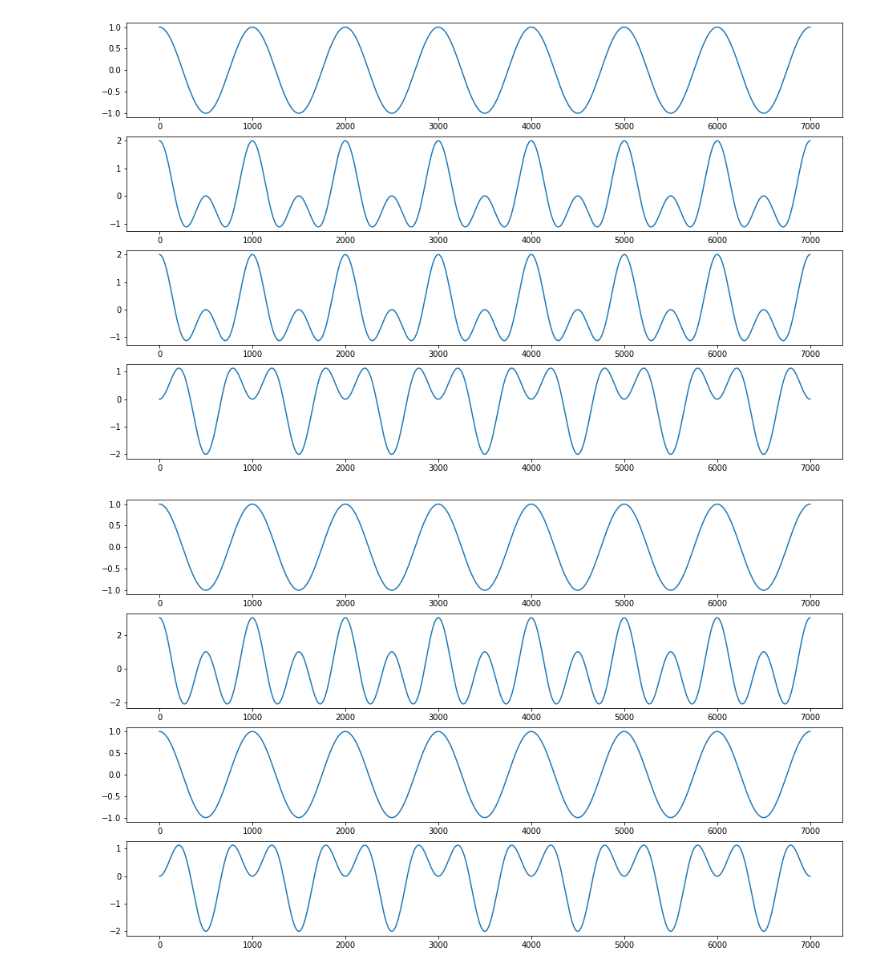
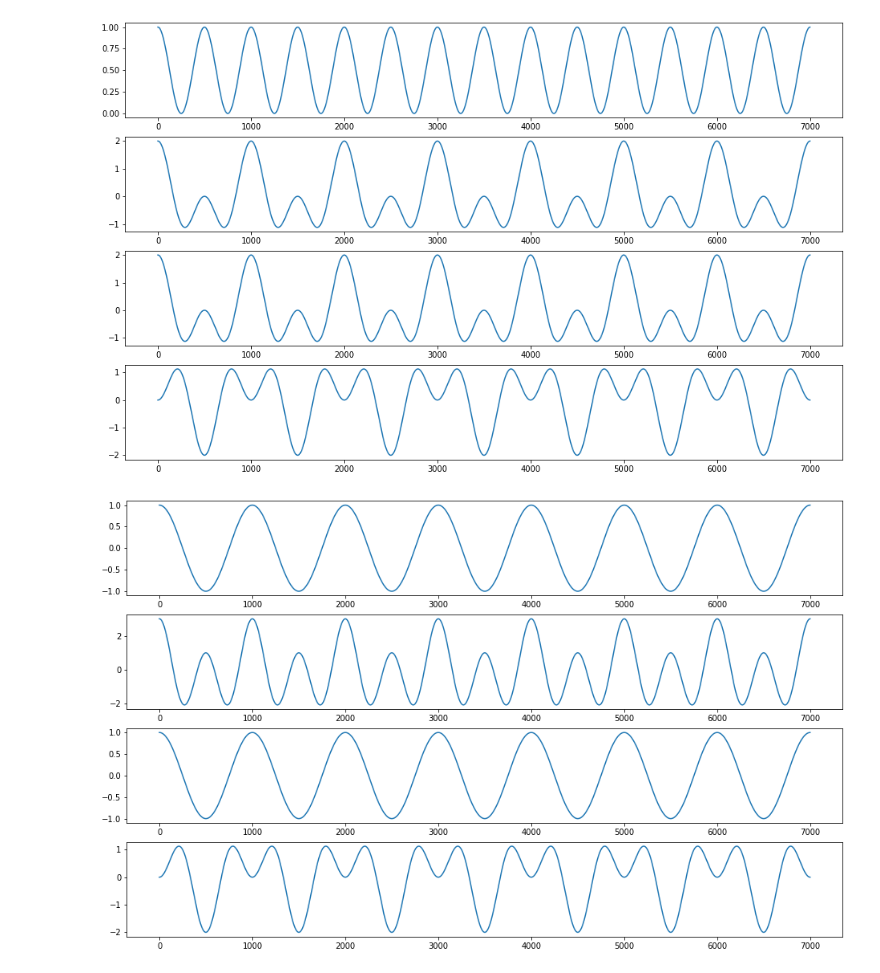
Before and after one commit to LauraRichter/examples, a Jupyter notebook: medium_notebook.ipynb, the cells around one changed output. Saved outputs shown, nothing was run; the diff lists cells and outputs as text; code cells hidden in the pictures.

```diff
--- a/medium_notebook.ipynb
+++ b/medium_notebook.ipynb
@@ -9,12 +9,12 @@ y3 = np.cos(2*np.pi*(x + 500)/500)
 y4 = np.cos(2*np.pi*(x + 250)/500)
 # %%
 fig, ax = plt.subplots(4, 1, figsize=(16,10))
-ax[0].plot(x, y1)
+ax[0].plot(x, y1**2)
 ax[1].plot(x, y1 + y2)
 ax[2].plot(x, y1 + y3)
 ax[3].plot(x, y1 + y4);
 # %% [output]
-[figure, old version]
+[figure, new version]
 # %%
 fig, ax = plt.subplots(4, 1, figsize=(16,10))
 ax[0].plot(x, y1)
```
Also changed, not shown: parts of 4 cells of this notebook.
